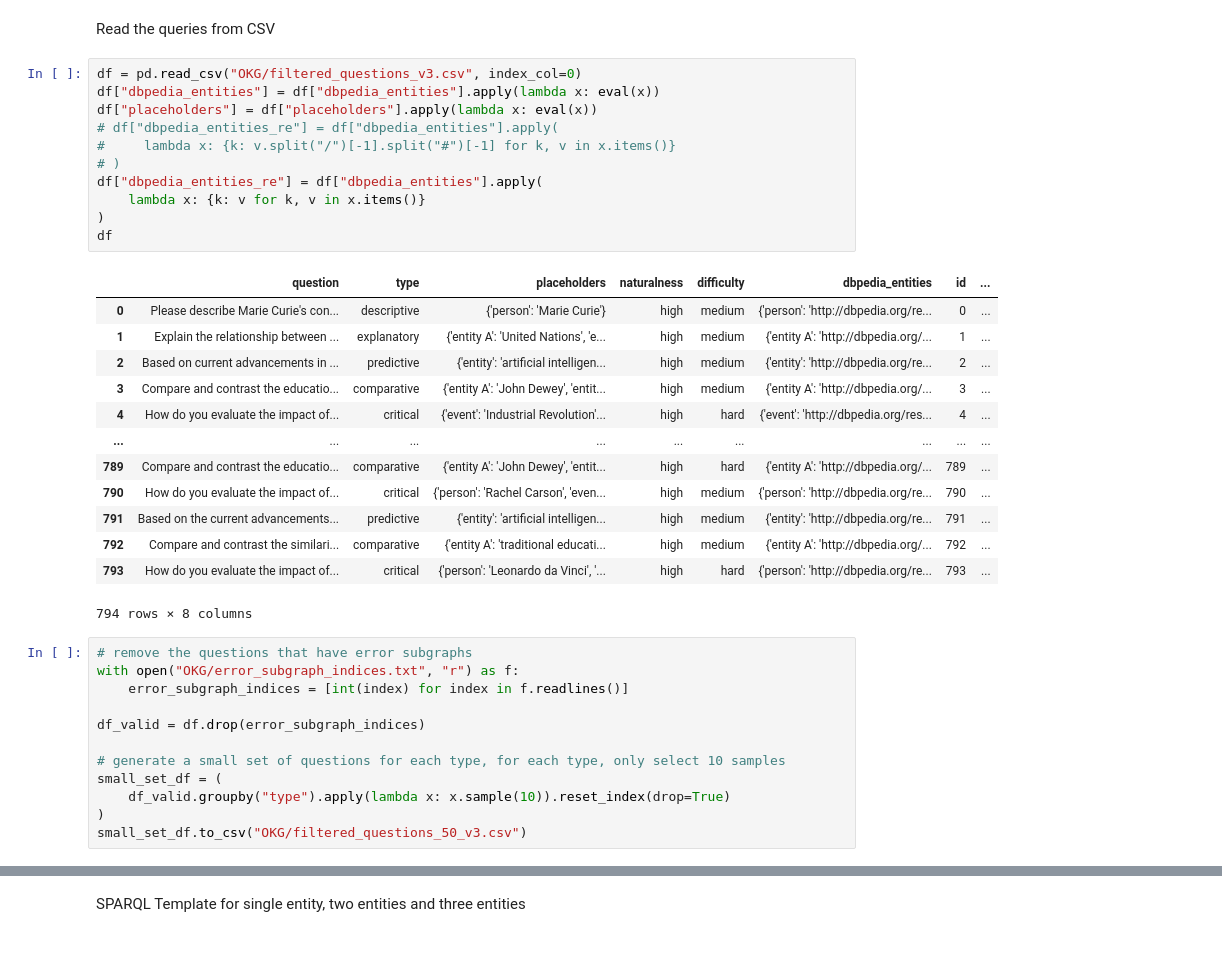
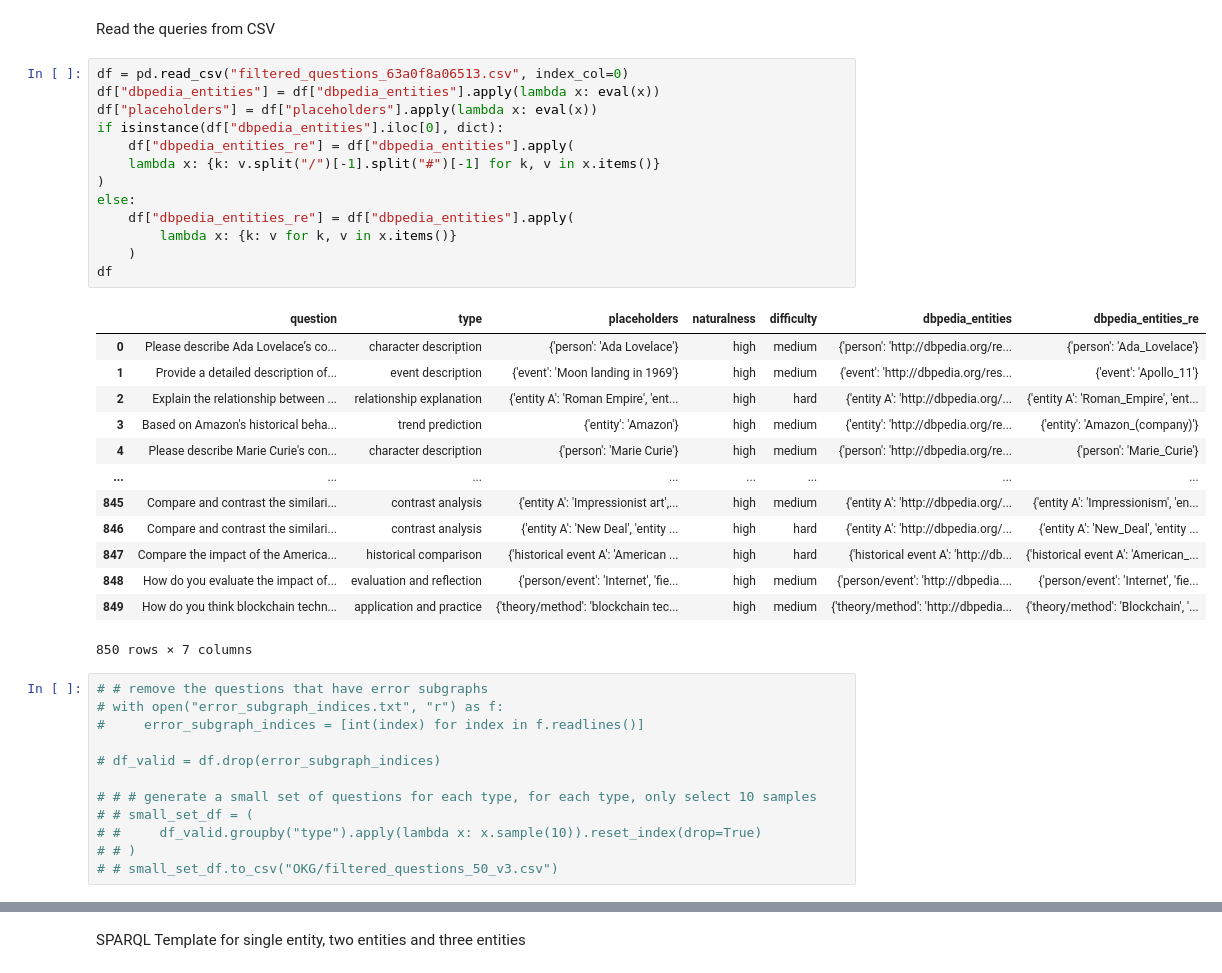
Before and after one commit to Y-Sui/OKGQA, a Jupyter notebook: OKG/retrieve_subgraph.ipynb, the cells around one changed output, grey strips where cells are left out. Cells and saved outputs as stored; diff of their text form.

```diff
--- a/OKG/retrieve_subgraph.ipynb
+++ b/OKG/retrieve_subgraph.ipynb
@@ -37,39 +35,41 @@ uuid
 # %% [markdown]
 Read the queries from CSV
 # %%
-df = pd.read_csv("OKG/filtered_questions_v3.csv", index_col=0)
+df = pd.read_csv("filtered_questions_63a0f8a06513.csv", index_col=0)
 df["dbpedia_entities"] = df["dbpedia_entities"].apply(lambda x: eval(x))
 df["placeholders"] = df["placeholders"].apply(lambda x: eval(x))
-# df["dbpedia_entities_re"] = df["dbpedia_entities"].apply(
-#     lambda x: {k: v.split("/")[-1].split("#")[-1] for k, v in x.items()}
-# )
-df["dbpedia_entities_re"] = df["dbpedia_entities"].apply(
-    lambda x: {k: v for k, v in x.items()}
+if isinstance(df["dbpedia_entities"].iloc[0], dict):
+    df["dbpedia_entities_re"] = df["dbpedia_entities"].apply(
+    lambda x: {k: v.split("/")[-1].split("#")[-1] for k, v in x.items()}
 )
+else:
+    df["dbpedia_entities_re"] = df["dbpedia_entities"].apply(
+        lambda x: {k: v for k, v in x.items()}
+    )
 df
 # %% [output]
-|  | question | type | placeholders | naturalness | difficulty | dbpedia_entities | id | ... |
-| 0 | Please describe Marie Curie's con... | descriptive | {'person': 'Marie Curie'} | high | medium | {'person': 'http://dbpedia.org/re... | 0 | ... |
-| 1 | Explain the relationship between ... | explanatory | {'entity A': 'United Nations', 'e... | high | medium | {'entity A': 'http://dbpedia.org/... | 1 | ... |
-| 2 | Based on current advancements in ... | predictive | {'entity': 'artificial intelligen... | high | medium | {'entity': 'http://dbpedia.org/re... | 2 | ... |
-| 3 | Compare and contrast the educatio... | comparative | {'entity A': 'John Dewey', 'entit... | high | medium | {'entity A': 'http://dbpedia.org/... | 3 | ... |
-| 4 | How do you evaluate the impact of... | critical | {'event': 'Industrial Revolution'... | high | hard | {'event': 'http://dbpedia.org/res... | 4 | ... |
-| ... | ... | ... | ... | ... | ... | ... | ... | ... |
-| 789 | Compare and contrast the educatio... | comparative | {'entity A': 'John Dewey', 'entit... | high | hard | {'entity A': 'http://dbpedia.org/... | 789 | ... |
-| 790 | How do you evaluate the impact of... | critical | {'person': 'Rachel Carson', 'even... | high | medium | {'person': 'http://dbpedia.org/re... | 790 | ... |
-| 791 | Based on the current advancements... | predictive | {'entity': 'artificial intelligen... | high | medium | {'entity': 'http://dbpedia.org/re... | 791 | ... |
-| 792 | Compare and contrast the similari... | comparative | {'entity A': 'traditional educati... | high | medium | {'entity A': 'http://dbpedia.org/... | 792 | ... |
-| 793 | How do you evaluate the impact of... | critical | {'person': 'Leonardo da Vinci', '... | high | hard | {'person': 'http://dbpedia.org/re... | 793 | ... |
+|  | question | type | placeholders | naturalness | difficulty | dbpedia_entities | dbpedia_entities_re |
+| 0 | Please describe Ada Lovelace’s co... | character description | {'person': 'Ada Lovelace'} | high | medium | {'person': 'http://dbpedia.org/re... | {'person': 'Ada_Lovelace'} |
+| 1 | Provide a detailed description of... | event description | {'event': 'Moon landing in 1969'} | high | medium | {'event': 'http://dbpedia.org/res... | {'event': 'Apollo_11'} |
+| 2 | Explain the relationship between ... | relationship explanation | {'entity A': 'Roman Empire', 'ent... | high | hard | {'entity A': 'http://dbpedia.org/... | {'entity A': 'Roman_Empire', 'ent... |
+| 3 | Based on Amazon's historical beha... | trend prediction | {'entity': 'Amazon'} | high | medium | {'entity': 'http://dbpedia.org/re... | {'entity': 'Amazon_(company)'} |
+| 4 | Please describe Marie Curie's con... | character description | {'person': 'Marie Curie'} | high | medium | {'person': 'http://dbpedia.org/re... | {'person': 'Marie_Curie'} |
+| ... | ... | ... | ... | ... | ... | ... | ... |
+| 845 | Compare and contrast the similari... | contrast analysis | {'entity A': 'Impressionist art',... | high | medium | {'entity A': 'http://dbpedia.org/... | {'entity A': 'Impressionism', 'en... |
+| 846 | Compare and contrast the similari... | contrast analysis | {'entity A': 'New Deal', 'entity ... | high | hard | {'entity A': 'http://dbpedia.org/... | {'entity A': 'New_Deal', 'entity ... |
+| 847 | Compare the impact of the America... | historical comparison | {'historical event A': 'American ... | high | hard | {'historical event A': 'http://db... | {'historical event A': 'American_... |
+| 848 | How do you evaluate the impact of... | evaluation and reflection | {'person/event': 'Internet', 'fie... | high | medium | {'person/event': 'http://dbpedia.... | {'person/event': 'Internet', 'fie... |
+| 849 | How do you think blockchain techn... | application and practice | {'theory/method': 'blockchain tec... | high | medium | {'theory/method': 'http://dbpedia... | {'theory/method': 'Blockchain', '... |
-794 rows × 8 columns
+850 rows × 7 columns
 # %%
-# remove the questions that have error subgraphs
-with open("OKG/error_subgraph_indices.txt", "r") as f:
-    error_subgraph_indices = [int(index) for index in f.readlines()]
+# # remove the questions that have error subgraphs
+# with open("error_subgraph_indices.txt", "r") as f:
+#     error_subgraph_indices = [int(index) for index in f.readlines()]
 
-df_valid = df.drop(error_subgraph_indices)
+# df_valid = df.drop(error_subgraph_indices)
 
-# generate a small set of questions for each type, for each type, only select 10 samples
-small_set_df = (
-    df_valid.groupby("type").apply(lambda x: x.sample(10)).reset_index(drop=True)
-)
-small_set_df.to_csv("OKG/filtered_questions_50_v3.csv")
+# # # generate a small set of questions for each type, for each type, only select 10 samples
+# # small_set_df = (
+# #     df_valid.groupby("type").apply(lambda x: x.sample(10)).reset_index(drop=True)
+# # )
+# # small_set_df.to_csv("OKG/filtered_questions_50_v3.csv")
```
Also changed, not shown: parts of 28 cells of this notebook, 16 other files.
